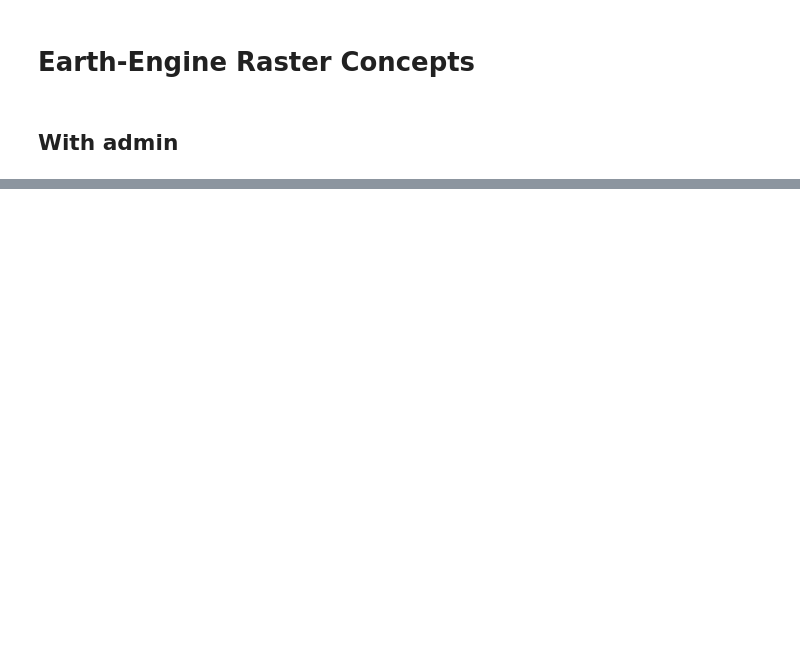
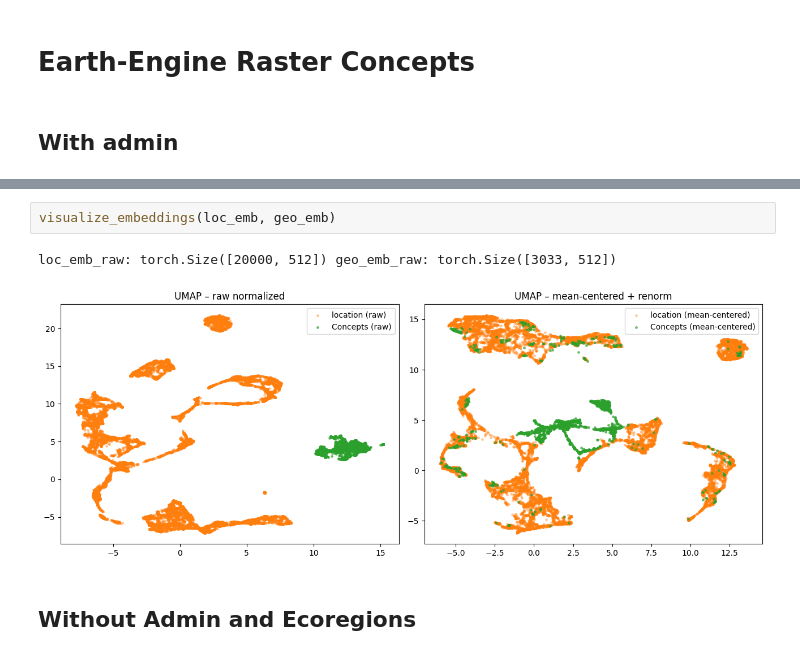
Before and after one commit to sricke/explainable-earth-embeddings, a Jupyter notebook: visualization.ipynb, the cells around one changed output, grey strips where cells are left out. Cells and saved outputs as stored; diff of their text form; blank space fills up the shorter version.

```diff
--- a/visualization.ipynb
+++ b/visualization.ipynb
@@ -280,0 +285,7 @@ print("geo_emb:", geo_emb.shape)
+# %%
+visualize_embeddings(loc_emb, geo_emb)
+# %% [output]
+loc_emb_raw: torch.Size([20000, 512]) geo_emb_raw: torch.Size([3033, 512])
+[figure, added]
+# %% [markdown]
+## Without Admin and Ecoregions
```
Also changed, not shown: parts of 8 cells of this notebook.
